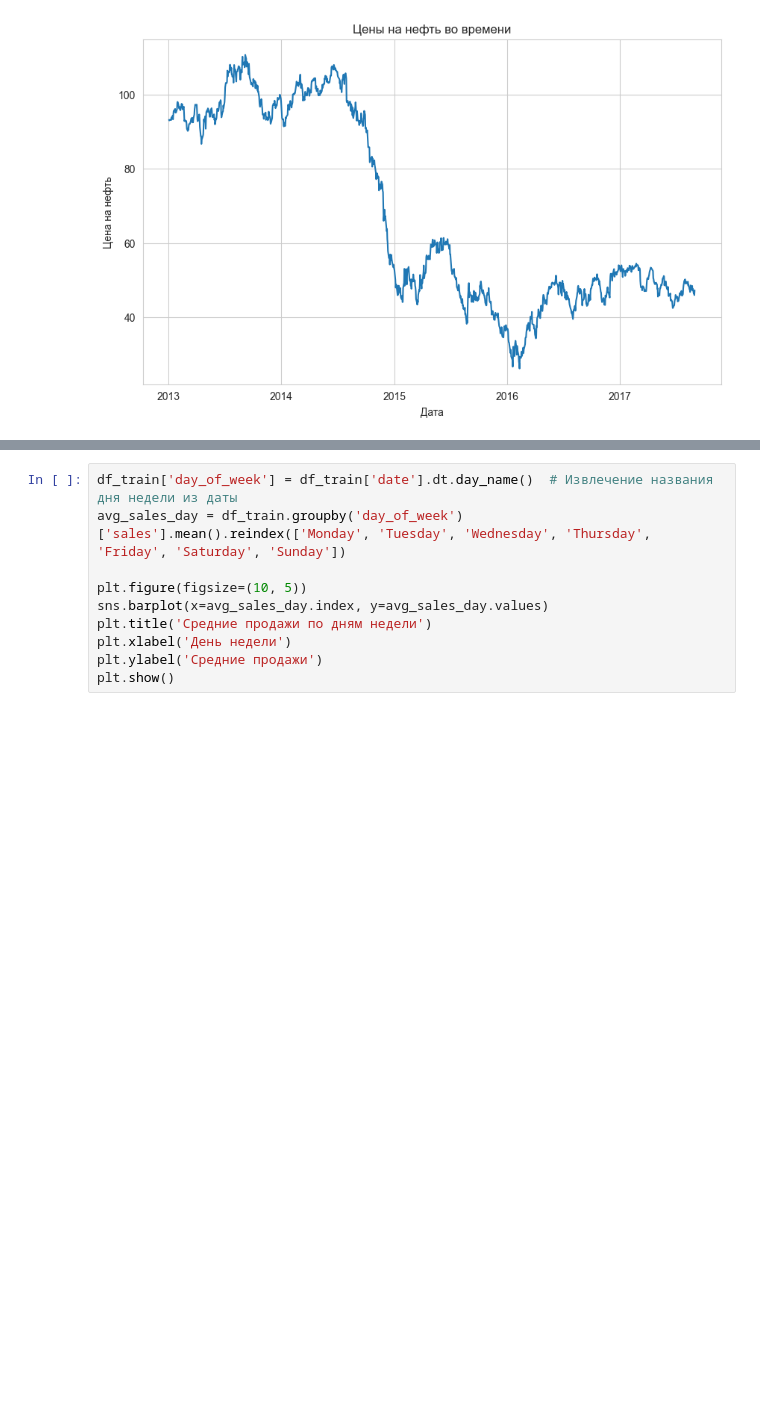
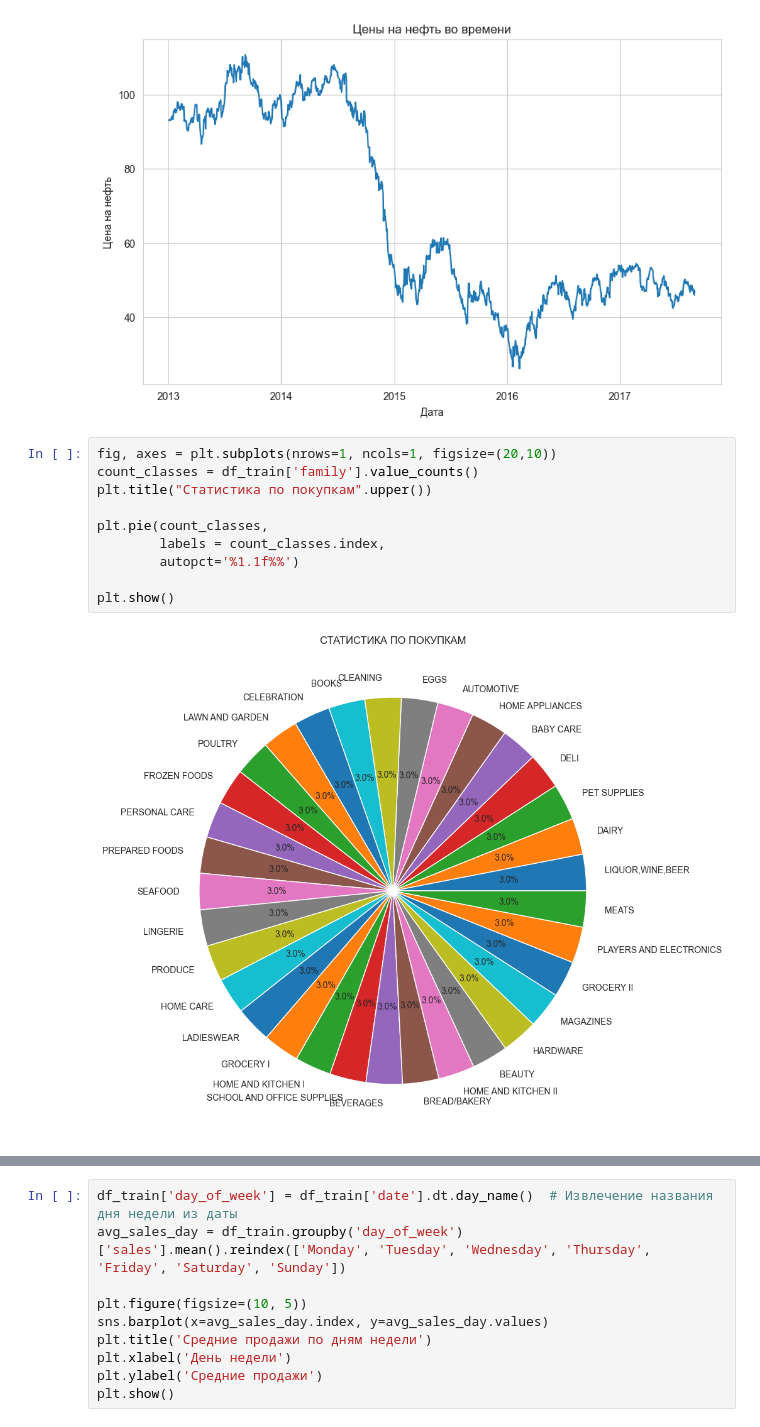
Before and after one commit to NasdormML/Store_Sales_Forecasting, a Jupyter notebook: Fmodel.ipynb, the cells around one changed output, grey strips where cells are left out. Cells and saved outputs as stored; diff of their text form; blank space fills up the shorter version.

```diff
--- a/Fmodel.ipynb
+++ b/Fmodel.ipynb
@@ -163,5 +183,17 @@ plt.ylabel('Цена на нефть')
 plt.show()
 # %% [output]
 [figure]
+# %%
+fig, axes = plt.subplots(nrows=1, ncols=1, figsize=(20,10))
+count_classes = df_train['family'].value_counts()
+plt.title("Статистика по покупкам".upper())
+
+plt.pie(count_classes,
+        labels = count_classes.index,
+        autopct='%1.1f%%')
+
+plt.show()
+# %% [output]
+[figure, added]
 # %%
 plt.figure(figsize=(14, 6))
```
Also changed, not shown: parts of 14 cells of this notebook.
